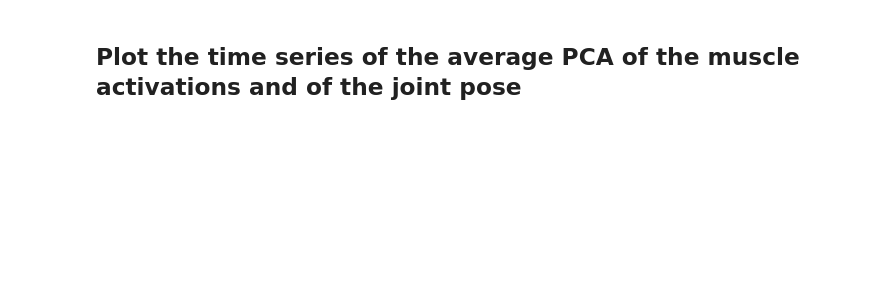
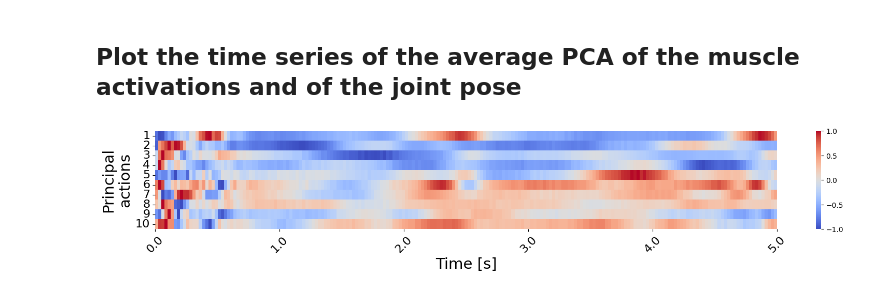
Before and after one commit to amathislab/MyoChallengeAnalysis, a Jupyter notebook: src/fig_2.ipynb, the cells around one changed output. Drawn from its saved outputs; the diff is of its cells as text; code cells hidden in the pictures; blank space fills up the shorter version.

```diff
--- a/src/fig_2.ipynb
+++ b/src/fig_2.ipynb
@@ -90,34 +106,37 @@ fig.show()
 # %%
 t_min = 1; t_max = 200  # Remove the first step
 num_components_plot = 10
 
 # Extract the actions from the cw rotation dataset and compute pca
 rollouts_cw = baoding_df[baoding_df.task == "cw"]
 actions = np.vstack(rollouts_cw["action"])
 pca = PCA(n_components=NUM_MUSCLES)
 pca.fit(actions)
 
 # Compute the average action and project it to the pca space
 mean_actions = np.vstack(rollouts_cw.groupby("step")["action"].mean())
 mean_weights = pca.transform(mean_actions)
 
 # Rescale the importance between -1 and 1
 minmax = MinMaxScaler(feature_range=(-1,1))
 weights=[]
 for j in range(num_components_plot):
     norm_weights = minmax.fit_transform(mean_weights[t_min:,j].reshape(t_max-t_min,1))
     weights.append(norm_weights)
 
 # Plot the importance of the principal actions
 fig, ax = plt.subplots(figsize=(20, 2.8))
 sns.heatmap(pd.DataFrame(np.squeeze(weights)), cmap="coolwarm", ax=ax)
 plt.yticks(ticks=np.arange(1,num_components_plot + 1,1)-0.5,labels=np.arange(1,num_components_plot + 1,1),rotation=0,fontsize=16)
 plt.xticks(rotation=45,ticks=np.linspace(t_min-1, t_max-1, 6),labels=np.linspace(t_min//40, t_max//40, 6),fontsize=16)
 plt.xlabel('Time [s]',fontsize=21)
 plt.ylabel('Principal\nactions',fontsize=21)
 plt.subplots_adjust(left=0.15,bottom=0.2)
-plt.savefig(os.path.join(ROOT_DIR, "data", "figures", "fig_2", f"top_{num_components_plot}_principal_components_action.png"), format="png", dpi=600, bbox_inches="tight")
+out_name =  f"top_{num_components_plot}_principal_components_action.png"
+plt.savefig(os.path.join(out_path, out_name), format="png", dpi=600, bbox_inches="tight")
 plt.show()
+# %% [output]
+[figure, added]
 # %%
 t_min = 1; t_max = 200  # Remove the first step
 num_components_plot = 10
```
Also changed, not shown: parts of 7 cells of this notebook, 5 other files.
